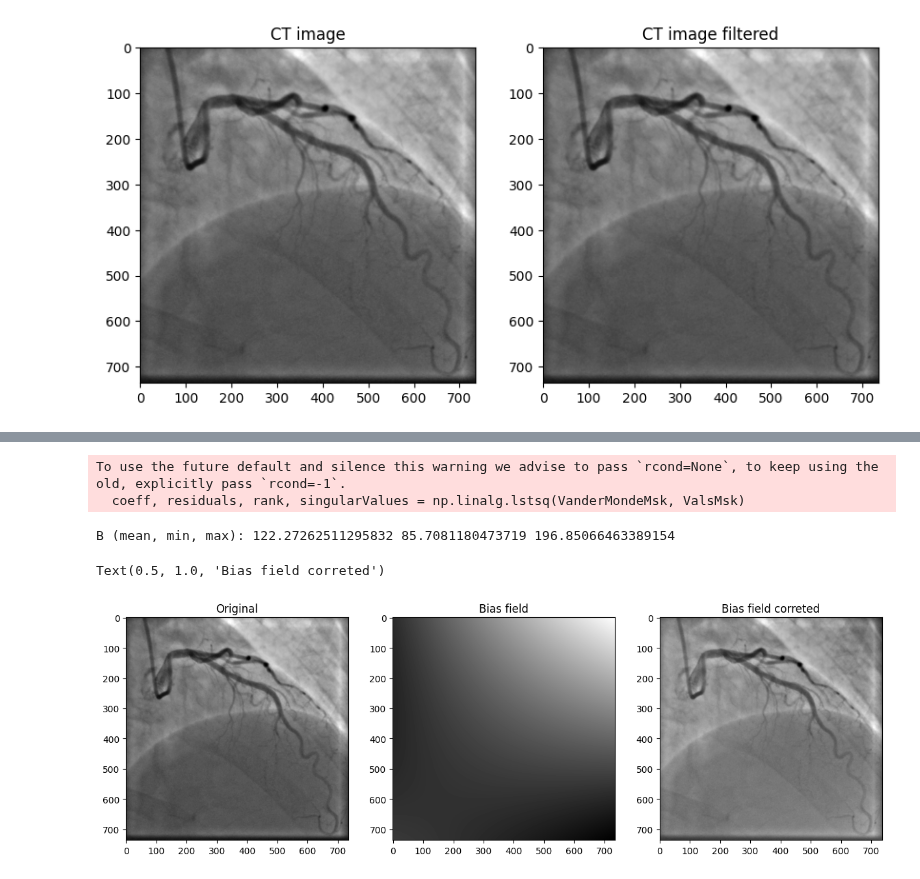
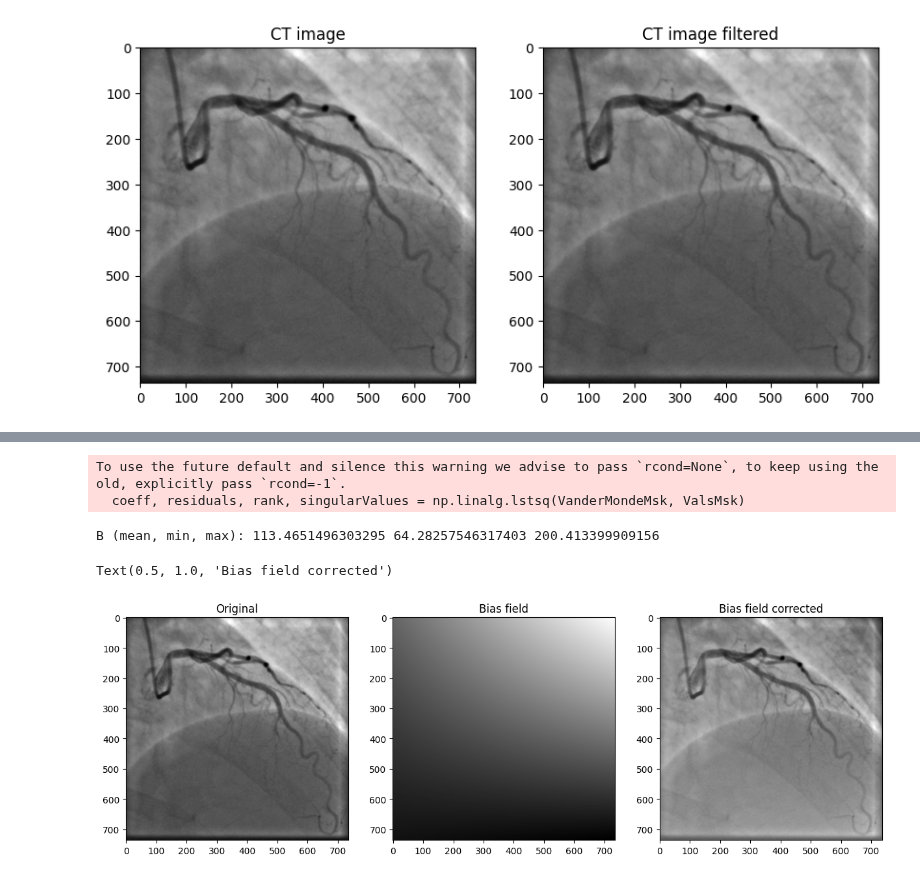
Before and after one commit to Nugni/Bachelor_rep_angiograms, a Jupyter notebook: src/testing/bias_field_test.ipynb, the cells around one changed output, grey strips where cells are left out. Saved outputs shown, nothing was run; the diff lists cells and outputs as text; code cells hidden in the pictures.

```diff
--- a/src/testing/bias_field_test.ipynb
+++ b/src/testing/bias_field_test.ipynb
@@ -14,9 +6,11 @@ from matplotlib import pyplot as plt, cm
 plt.rcParams['image.cmap'] = 'gray' # set default colormap for imshow to be gray
 # %%
 im = io.imread(r"C:\Users\jeppe\Desktop\Data\6\Orig\IMG00006_28.tiff")
-lab = io.imread(r"C:\Users\jeppe\Desktop\Data\6\Annot\I6_028.tiff")
+im_lab = io.imread(r"C:\Users\jeppe\Desktop\Data\6\Annot\I6_028.tiff")
+label = im_lab < 1
 print(type(im[0,0]))
 print("im (mean, min, max):", im.mean(), im.min(), im.max())
+
 
 dskelm = morphology.disk(1)
 imFilt = filters.median(im, dskelm)
@@ -66,30 +28,33 @@ plt.show()
 # %%
 def biasField(I,mask):
     (rows,cols) = I.shape
     r, c = np.meshgrid(list(range(rows)), list(range(cols)))
     rMsk = r[mask].flatten()
     cMsk = c[mask].flatten()
     VanderMondeMsk = np.array([rMsk*0+1, rMsk, cMsk, rMsk**2, rMsk*cMsk, cMsk**2]).T
     ValsMsk = I[mask].flatten()
     coeff, residuals, rank, singularValues = np.linalg.lstsq(VanderMondeMsk, ValsMsk)
     VanderMonde = np.array([r*0+1, r, c, r**2, r*c, c**2]).T
     J = np.dot(VanderMonde, coeff) # @ operator is a python 3.5 feature!
     J = J.reshape((rows,cols)).T
     return(J)
 
-B = biasField(imFilt, brain)
+B = biasField(imFilt, label)
+
+
+
 print("B (mean, min, max):", B.mean(), B.min(), B.max())
 imBias = imFilt-B+B.mean()
 fig, ax = plt.subplots(1, 3, figsize=(15,5)) # figsize sets size in inches
 ax[0].imshow(imFilt)
 ax[0].set_title('Original')
 ax[1].imshow(B)
 ax[1].set_title('Bias field')
 ax[2].imshow(imBias)
 ax[2].set_title('Bias field corrected')
 # %% [output]
 To use the future default and silence this warning we advise to pass `rcond=None`, to keep using the old, explicitly pass `rcond=-1`.
   coeff, residuals, rank, singularValues = np.linalg.lstsq(VanderMondeMsk, ValsMsk)
-B (mean, min, max): 122.27262511295832 85.7081180473719 196.85066463389154
+B (mean, min, max): 113.4651496303295 64.28257546317403 200.413399909156
-Text(0.5, 1.0, 'Bias field correted')
+Text(0.5, 1.0, 'Bias field corrected')
-[figure, old version]
+[figure, new version]
```
Also changed, not shown: parts of 5 cells of this notebook, 3 other files.
